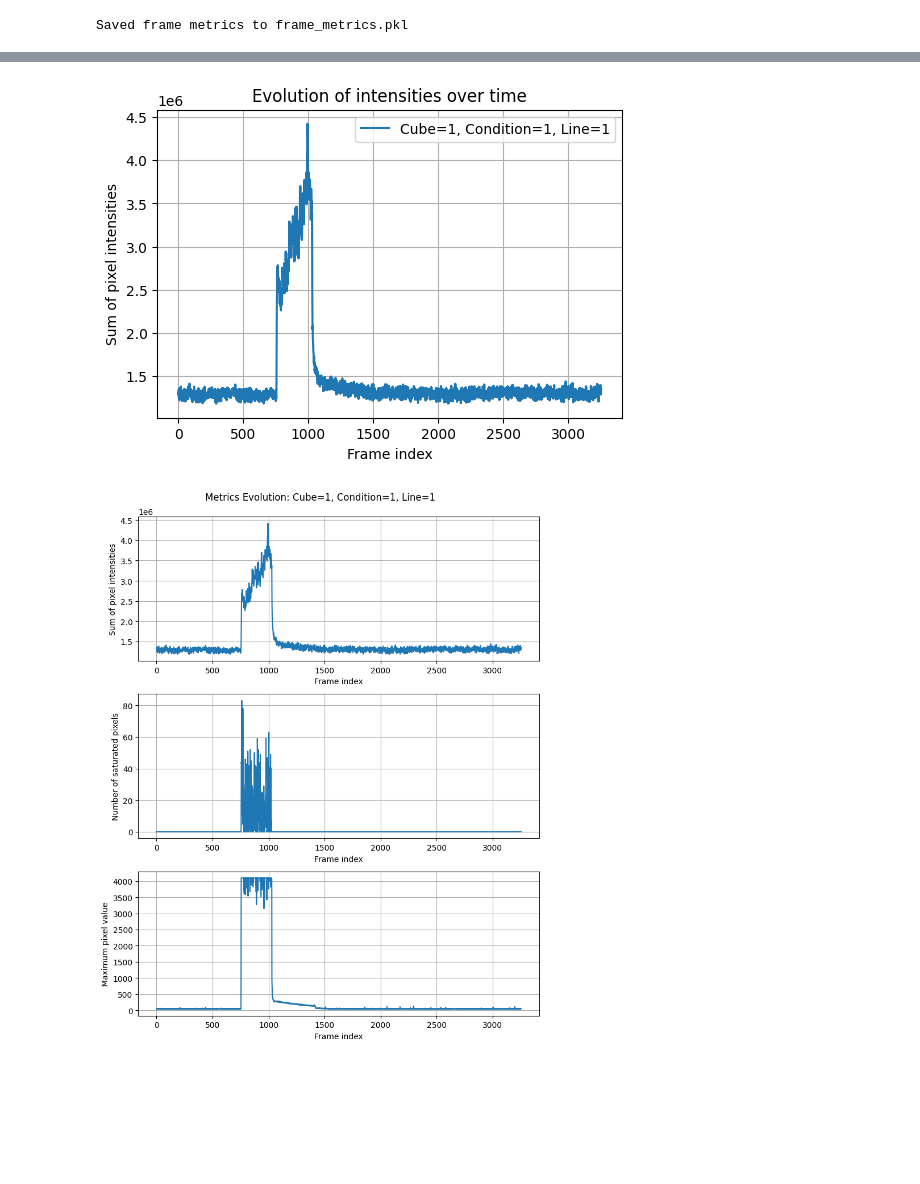
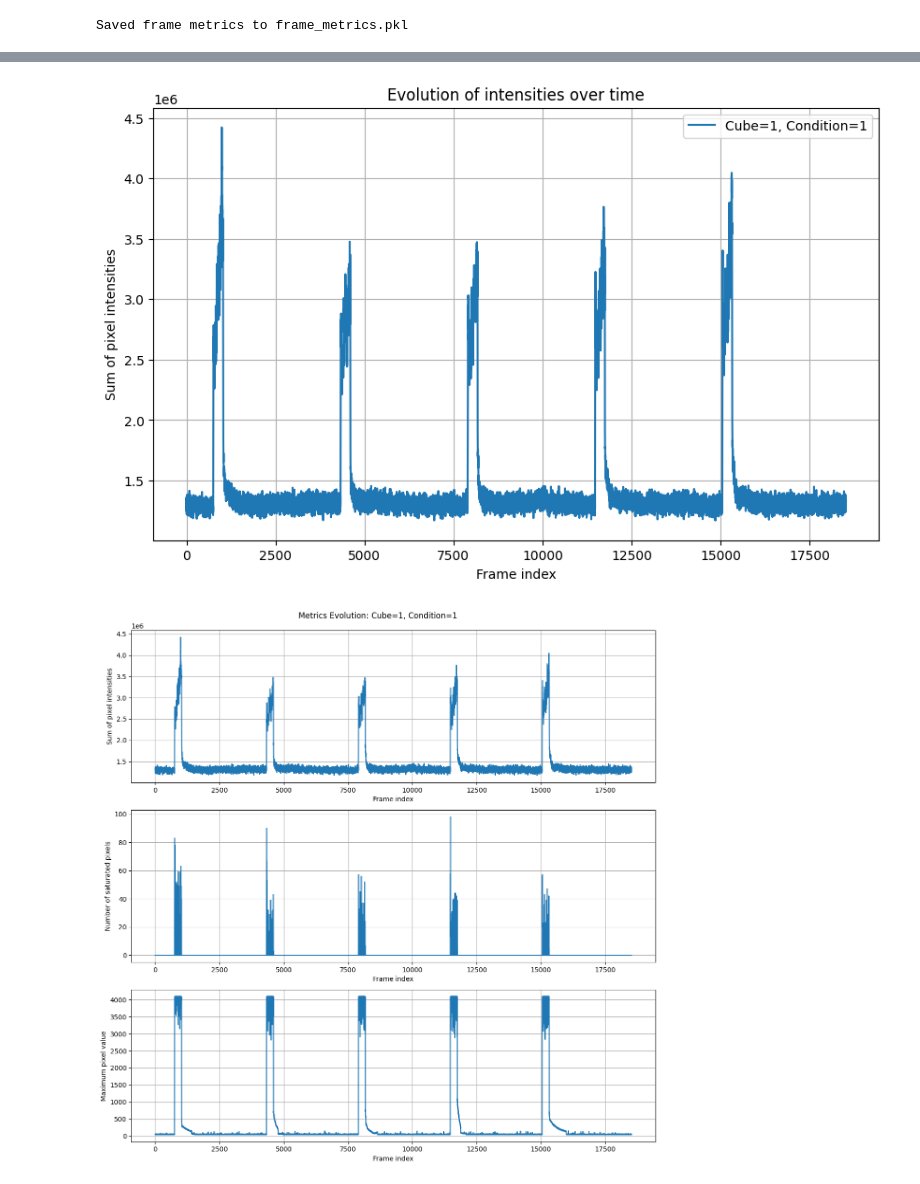
Before and after one commit to Lucas-max3D/Thermal_Imaging_Regime, a Jupyter notebook: 1_Preliminary_Feat_Extraction.ipynb, the cells around one changed output, grey strips where cells are left out. Cells and saved outputs as stored; diff of their text form; code cells hidden in the pictures; blank space fills up the shorter version.

```diff
--- a/1_Preliminary_Feat_Extraction.ipynb
+++ b/1_Preliminary_Feat_Extraction.ipynb
@@ -101,5 +97,5 @@ def save_frame_metrics(results, filename="frame_metrics.pkl"):
         pickle.dump(results, f)
     print(f"Saved frame metrics to {filename}")
 # %%
-results = compute_frame_metrics(data_dir="raw_data")
+results = compute_frame_metrics(data_dir="raw_data", cubes=range(1,5), conditions=range(1,13))
 # %% [output]
@@ -257,11 +283,11 @@ results = load_frame_metrics("frame_metrics.pkl")
 # %%
 # Plot a single metric
-plot_metric(results, cube=1, condition=1, line=1, metric_name='intensities')
+plot_metric(results, cube=1, condition=1, metric_name='intensities')
 # %% [output]
-[figure, old version]
+[figure, new version]
 # %%
 # Plot all metrics for a specific video
-plot_all_metrics(results, cube=1, condition=1, line=1)
+plot_all_metrics(results, cube=1, condition=1)
 # %% [output]
-[figure, old version]
+[figure, new version]
 # %%
```
Also changed, not shown: parts of 8 cells of this notebook, 2 other files.
